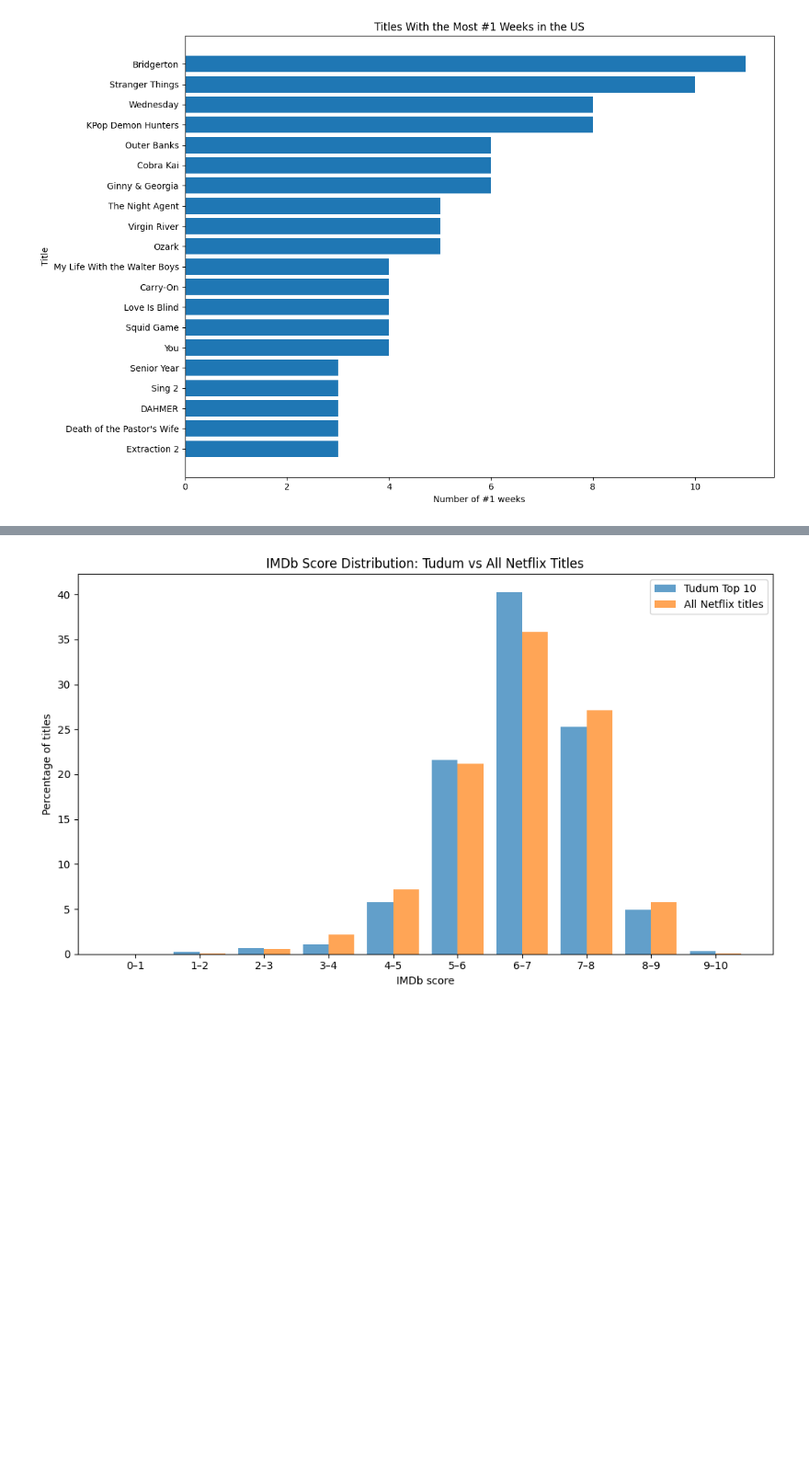
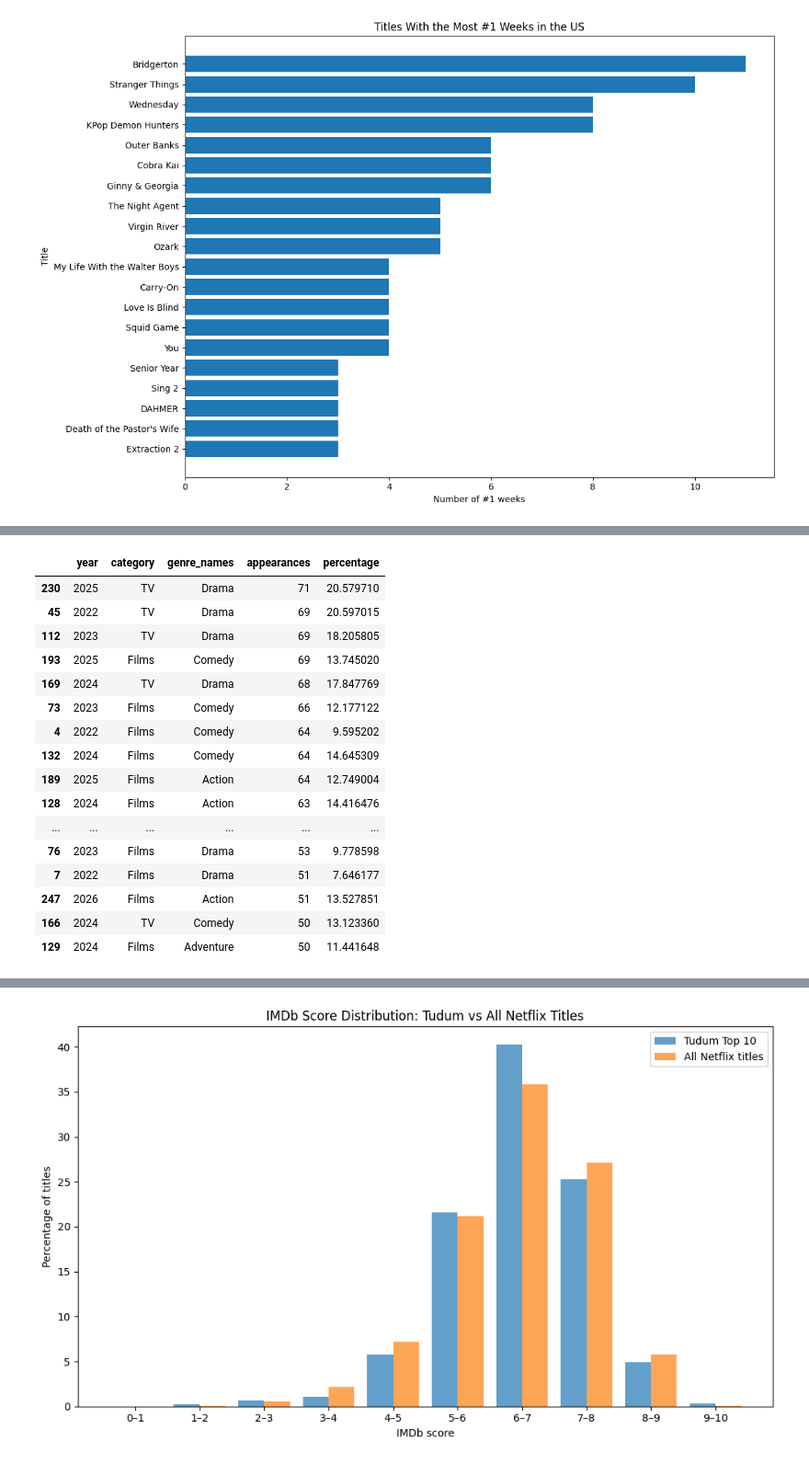
Before and after one commit to DianaAleks/streaming-services-enshittification-study, a Jupyter notebook: notebooks/analysis_tudum.ipynb, the cells around one changed output, grey strips where cells are left out. Shown at 92% size. Saved outputs shown, nothing was run; the diff lists cells and outputs as text; code cells hidden in the pictures; blank space fills up the shorter version.

Commit message:
some tudum changes

```diff
--- a/notebooks/analysis_tudum.ipynb
+++ b/notebooks/analysis_tudum.ipynb
@@ -785,3 +828,91 @@ genre_counts["percentage"] = (
+# %%
+# ------------------------------------------------------------
+# 5. COUNT GENRE APPEARANCES
+# ------------------------------------------------------------
+
+# Start with unique matched Tudum titles
+genre_data = (
+    merged
+    .drop_duplicates(["title_clean", "year", "category"])
+    [["title_clean", "show_title", "year", "category", "genre_list"]]
+    .copy()
+)
+
+# Extract readable genre names from catalogue and IMDb genres
+def get_genre_names(genres):
+    names = []
+
+    if not isinstance(genres, list):
+        return names
+
+    for genre in genres:
+        if isinstance(genre, dict):
+            name = genre.get("name")
+            if name:
+                names.append(name.strip())
+
+        elif isinstance(genre, str):
+            names.extend(
+                g.strip()
+                for g in genre.split(",")
+                if g.strip()
+            )
+
+    return names
+
+
+genre_data["genre_names"] = genre_data["genre_list"].apply(
+    get_genre_names
+)
+
+# One row per title and genre
+genre_data = genre_data.explode("genre_names")
+
+genre_data = genre_data[
+    genre_data["genre_names"].notna()
+    & genre_data["genre_names"].ne("")
+].copy()
+
+# Count titles by year, category and genre
+genre_counts = (
+    genre_data
+    .groupby(["year", "category", "genre_names"])
+    .size()
+    .reset_index(name="appearances")
+)
+
+# Calculate percentage within each year and category
+genre_counts["percentage"] = (
+    genre_counts["appearances"]
+    / genre_counts.groupby(["year", "category"])["appearances"]
+        .transform("sum")
+    * 100
+)
+
+# Show the most common genres
+display(
+    genre_counts
+    .sort_values("appearances", ascending=False)
+    .head(20)
+)
+# %% [output]
+|  | year | category | genre_names | appearances | percentage |
+| 230 | 2025 | TV | Drama | 71 | 20.579710 |
+| 45 | 2022 | TV | Drama | 69 | 20.597015 |
+| 112 | 2023 | TV | Drama | 69 | 18.205805 |
+| 193 | 2025 | Films | Comedy | 69 | 13.745020 |
+| 169 | 2024 | TV | Drama | 68 | 17.847769 |
+| 73 | 2023 | Films | Comedy | 66 | 12.177122 |
+| 4 | 2022 | Films | Comedy | 64 | 9.595202 |
+| 132 | 2024 | Films | Comedy | 64 | 14.645309 |
+| 189 | 2025 | Films | Action | 64 | 12.749004 |
+| 128 | 2024 | Films | Action | 63 | 14.416476 |
+| ... | ... | ... | ... | ... | ... |
+| 76 | 2023 | Films | Drama | 53 | 9.778598 |
+| 7 | 2022 | Films | Drama | 51 | 7.646177 |
+| 247 | 2026 | Films | Action | 51 | 13.527851 |
+| 166 | 2024 | TV | Comedy | 50 | 13.123360 |
+| 129 | 2024 | Films | Adventure | 50 | 11.441648 |
 # %%
 # ============================================================
 # MOVIE GENRES
```
Also changed, not shown: parts of 18 cells of this notebook, 1 other file.
